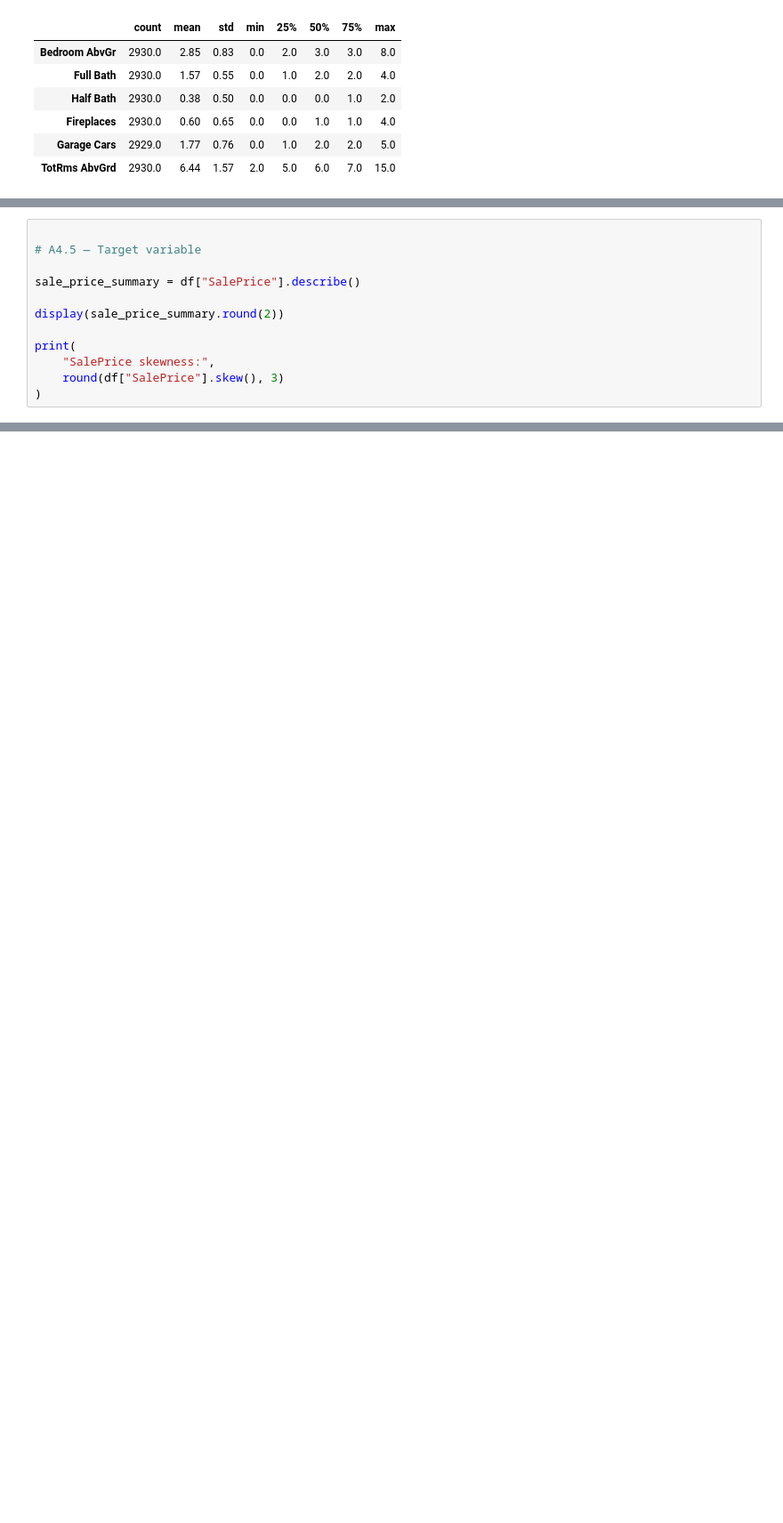
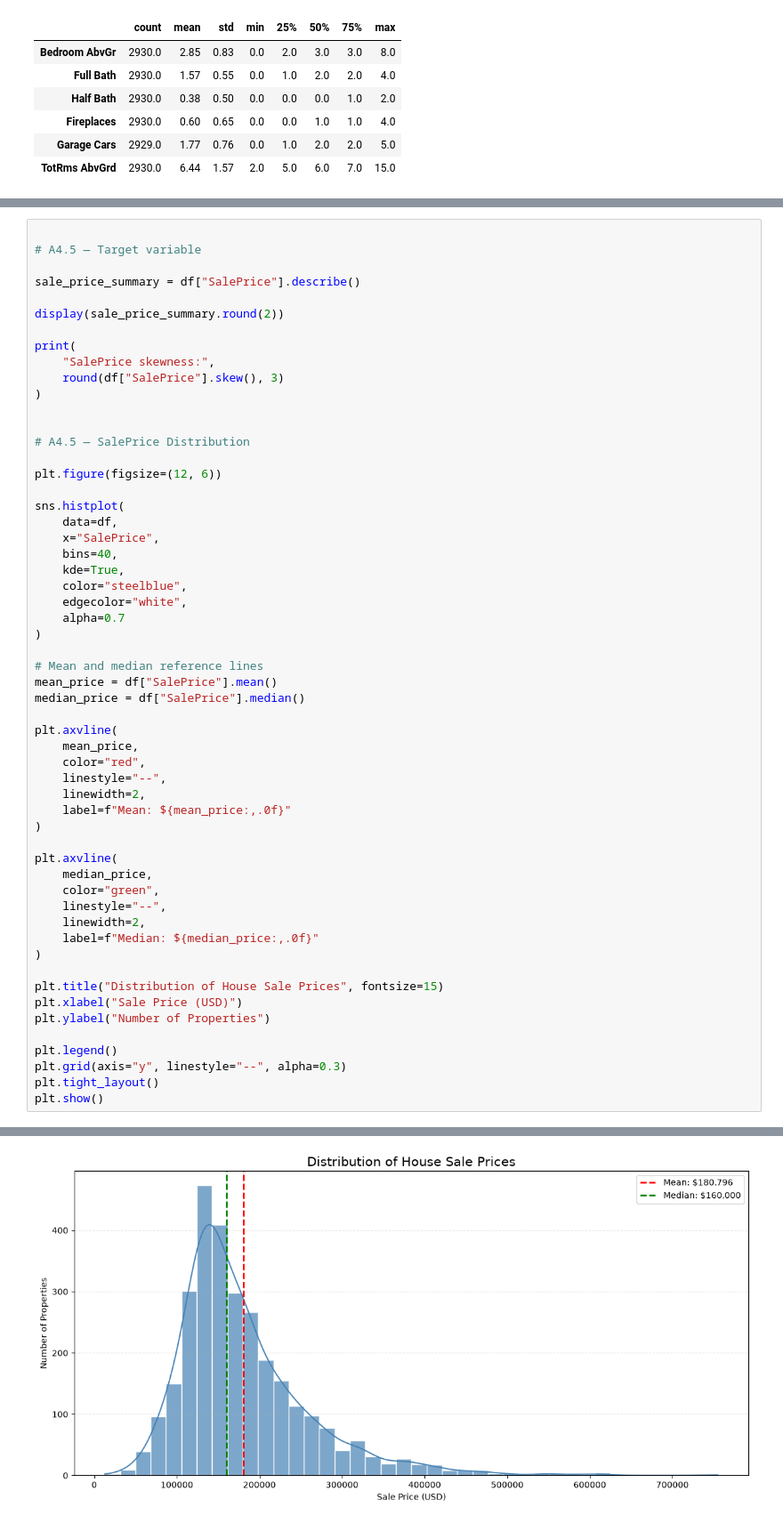
Before and after one commit to SimonRaul/ML_lab, a Jupyter notebook: dataUnderstanding&Quality.ipynb, the cells around one changed output, grey strips where cells are left out. Shown at 89% size. Cells and saved outputs as stored; diff of their text form; blank space fills up the shorter version.

```diff
--- a/dataUnderstanding&Quality.ipynb
+++ b/dataUnderstanding&Quality.ipynb
@@ -426,23 +630,68 @@ display(continuous_summary.round(2))
 # %%
 
 # A4.5 — Target variable
 
 sale_price_summary = df["SalePrice"].describe()
 
 display(sale_price_summary.round(2))
 
 print(
     "SalePrice skewness:",
     round(df["SalePrice"].skew(), 3)
 )
+
+
+# A4.5 — SalePrice Distribution
+
+plt.figure(figsize=(12, 6))
+
+sns.histplot(
+    data=df,
+    x="SalePrice",
+    bins=40,
+    kde=True,
+    color="steelblue",
+    edgecolor="white",
+    alpha=0.7
+)
+
+# Mean and median reference lines
+mean_price = df["SalePrice"].mean()
+median_price = df["SalePrice"].median()
+
+plt.axvline(
+    mean_price,
+    color="red",
+    linestyle="--",
+    linewidth=2,
+    label=f"Mean: ${mean_price:,.0f}"
+)
+
+plt.axvline(
+    median_price,
+    color="green",
+    linestyle="--",
+    linewidth=2,
+    label=f"Median: ${median_price:,.0f}"
+)
+
+plt.title("Distribution of House Sale Prices", fontsize=15)
+plt.xlabel("Sale Price (USD)")
+plt.ylabel("Number of Properties")
+
+plt.legend()
+plt.grid(axis="y", linestyle="--", alpha=0.3)
+plt.tight_layout()
+plt.show()
 # %% [output]
 count      2930.00
 mean     180796.06
 std       79886.69
 min       12789.00
 25%      129500.00
 50%      160000.00
 75%      213500.00
 max      755000.00
 Name: SalePrice, dtype: float64
 SalePrice skewness: 1.744
+[figure, added]
```
Also changed, not shown: parts of 21 cells of this notebook.
